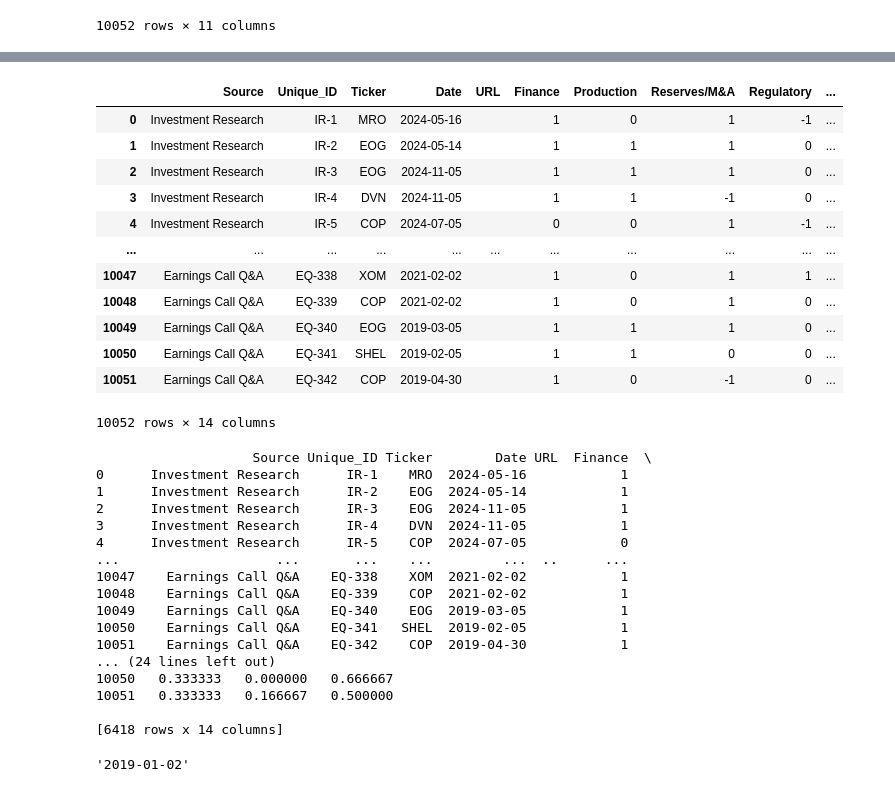
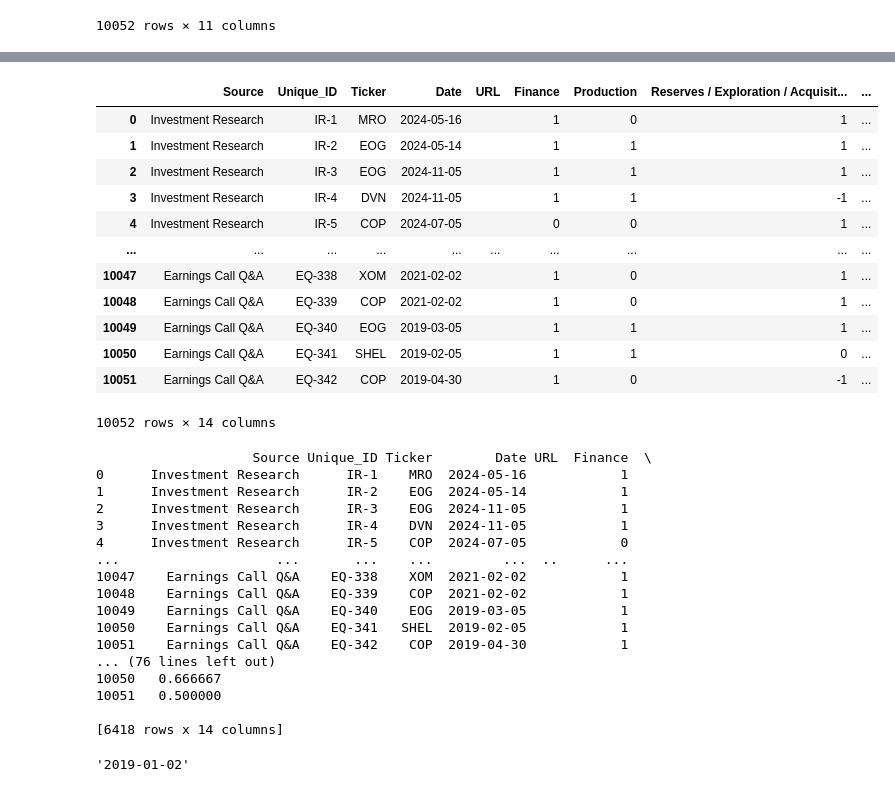
Before and after one commit to Kussil/Financial_Sentiment_LLM, a Jupyter notebook: 04_Stock_Modeling/Aggregated_Stock_Data/Gemini_Prompt2/Stock_Modeling_Prompt2_Gemini_SVM_exclPQ.ipynb, the cells around one changed output, grey strips where cells are left out. Saved outputs shown, nothing was run; the diff lists cells and outputs as text; code cells hidden in the pictures.

```diff
--- a/04_Stock_Modeling/Aggregated_Stock_Data/Gemini_Prompt2/Stock_Modeling_Prompt2_Gemini_SVM_exclPQ.ipynb
+++ b/04_Stock_Modeling/Aggregated_Stock_Data/Gemini_Prompt2/Stock_Modeling_Prompt2_Gemini_SVM_exclPQ.ipynb
@@ -109,11 +109,11 @@ gemini_prompt2_sentiment
 10052 rows × 11 columns
 # %%
 # Renaming the columns to simplify sentiment categories
-gemini_prompt2_sentiment.rename(columns={
-    'Reserves / Exploration / Acquisitions / Mergers / Divestments': 'Reserves/M&A',
-    'Environment / Regulatory / Geopolitics': 'Regulatory',
-    'Alternative Energy / Lower Carbon': 'Green Energy',
-    'Oil Price / Natural Gas Price / Gasoline Price': 'OG Price'
-}, inplace=True)
+#gemini_prompt2_sentiment.rename(columns={
+#    'Reserves / Exploration / Acquisitions / Mergers / Divestments': 'Reserves/M&A',
+#    'Environment / Regulatory / Geopolitics': 'Regulatory',
+#    'Alternative Energy / Lower Carbon': 'Green Energy',
+#    'Oil Price / Natural Gas Price / Gasoline Price': 'OG Price'
+#}, inplace=True)
 
-gemini_prompt2_sentiment
+#gemini_prompt2_sentiment
@@ -134,41 +120,44 @@ gemini_prompt2_sentiment
 # %%
 #Create Positive and Negative Ratios for each row
 
 # Columns to consider for calculating ratios
-columns_to_check = ['Finance', 'Production', 'Reserves/M&A', 'Regulatory', 'Green Energy', 'OG Price']
+columns_to_check = [ 'Production', 'Finance', 'Reserves / Exploration / Acquisitions / Mergers / Divestments',
+    'Environment / Regulatory / Geopolitics',
+    'Alternative Energy / Lower Carbon',
+    'Oil Price / Natural Gas Price / Gasoline Price']
 
 # Function to calculate positive and negative ratios
 def calculate_ratios(row):
     positive_count = (row[columns_to_check] == 'Positive').sum()
     negative_count = (row[columns_to_check] == 'Negative').sum()
     neutral_count = (row[columns_to_check] == 'Neutral').sum()
     total_count = len(columns_to_check)
     pos_ratio = positive_count / total_count
     neg_ratio = negative_count / total_count
     neu_ratio = neutral_count / total_count
     return pd.Series([pos_ratio, neg_ratio, neu_ratio], index=['Pos_Ratio', 'Neg_Ratio', 'Neu_Ratio'])
 
 # Apply the function to each row
 gemini_prompt2_sentiment[['Pos_Ratio', 'Neg_Ratio', 'Neu_Ratio']] = gemini_prompt2_sentiment.apply(calculate_ratios, axis=1)
 
 # Replace senitment category values with binary equivalents
 binary_mapping = {'Positive': 1, 'Negative': -1, 'Neutral': 0}
 gemini_prompt2_sentiment[columns_to_check] = gemini_prompt2_sentiment[columns_to_check].replace(binary_mapping)
 
 gemini_prompt2_sentiment
 # %% [output]
-|  | Source | Unique_ID | Ticker | Date | URL | Finance | Production | Reserves/M&A | Regulatory | ... |
-| 0 | Investment Research | IR-1 | MRO | 2024-05-16 |  | 1 | 0 | 1 | -1 | ... |
-| 1 | Investment Research | IR-2 | EOG | 2024-05-14 |  | 1 | 1 | 1 | 0 | ... |
-| 2 | Investment Research | IR-3 | EOG | 2024-11-05 |  | 1 | 1 | 1 | 0 | ... |
-| 3 | Investment Research | IR-4 | DVN | 2024-11-05 |  | 1 | 1 | -1 | 0 | ... |
-| 4 | Investment Research | IR-5 | COP | 2024-07-05 |  | 0 | 0 | 1 | -1 | ... |
-| ... | ... | ... | ... | ... | ... | ... | ... | ... | ... | ... |
-| 10047 | Earnings Call Q&A | EQ-338 | XOM | 2021-02-02 |  | 1 | 0 | 1 | 1 | ... |
-| 10048 | Earnings Call Q&A | EQ-339 | COP | 2021-02-02 |  | 1 | 0 | 1 | 0 | ... |
-| 10049 | Earnings Call Q&A | EQ-340 | EOG | 2019-03-05 |  | 1 | 1 | 1 | 0 | ... |
-| 10050 | Earnings Call Q&A | EQ-341 | SHEL | 2019-02-05 |  | 1 | 1 | 0 | 0 | ... |
-| 10051 | Earnings Call Q&A | EQ-342 | COP | 2019-04-30 |  | 1 | 0 | -1 | 0 | ... |
+|  | Source | Unique_ID | Ticker | Date | URL | Finance | Production | Reserves / Exploration / Acquisit... | ... |
+| 0 | Investment Research | IR-1 | MRO | 2024-05-16 |  | 1 | 0 | 1 | ... |
+| 1 | Investment Research | IR-2 | EOG | 2024-05-14 |  | 1 | 1 | 1 | ... |
+| 2 | Investment Research | IR-3 | EOG | 2024-11-05 |  | 1 | 1 | 1 | ... |
+| 3 | Investment Research | IR-4 | DVN | 2024-11-05 |  | 1 | 1 | -1 | ... |
+| 4 | Investment Research | IR-5 | COP | 2024-07-05 |  | 0 | 0 | 1 | ... |
+| ... | ... | ... | ... | ... | ... | ... | ... | ... | ... |
+| 10047 | Earnings Call Q&A | EQ-338 | XOM | 2021-02-02 |  | 1 | 0 | 1 | ... |
+| 10048 | Earnings Call Q&A | EQ-339 | COP | 2021-02-02 |  | 1 | 0 | 1 | ... |
+| 10049 | Earnings Call Q&A | EQ-340 | EOG | 2019-03-05 |  | 1 | 1 | 1 | ... |
+| 10050 | Earnings Call Q&A | EQ-341 | SHEL | 2019-02-05 |  | 1 | 1 | 0 | ... |
+| 10051 | Earnings Call Q&A | EQ-342 | COP | 2019-04-30 |  | 1 | 0 | -1 | ... |
 10052 rows × 14 columns
 # %%
 # Filter out rows where the 'Source' is 'ProQuest'
@@ -189,9 +178,9 @@ print(gemini_prompt2_sentiment)
 10049    Earnings Call Q&A    EQ-340    EOG  2019-03-05            1
 10050    Earnings Call Q&A    EQ-341   SHEL  2019-02-05            1
 10051    Earnings Call Q&A    EQ-342    COP  2019-04-30            1
-... (24 lines left out)
-10050   0.333333   0.000000   0.666667
-10051   0.333333   0.166667   0.500000
+... (76 lines left out)
+10050   0.666667
+10051   0.500000
 
 [6418 rows x 14 columns]
 # %%
```
Also changed, not shown: parts of 13 cells of this notebook.
